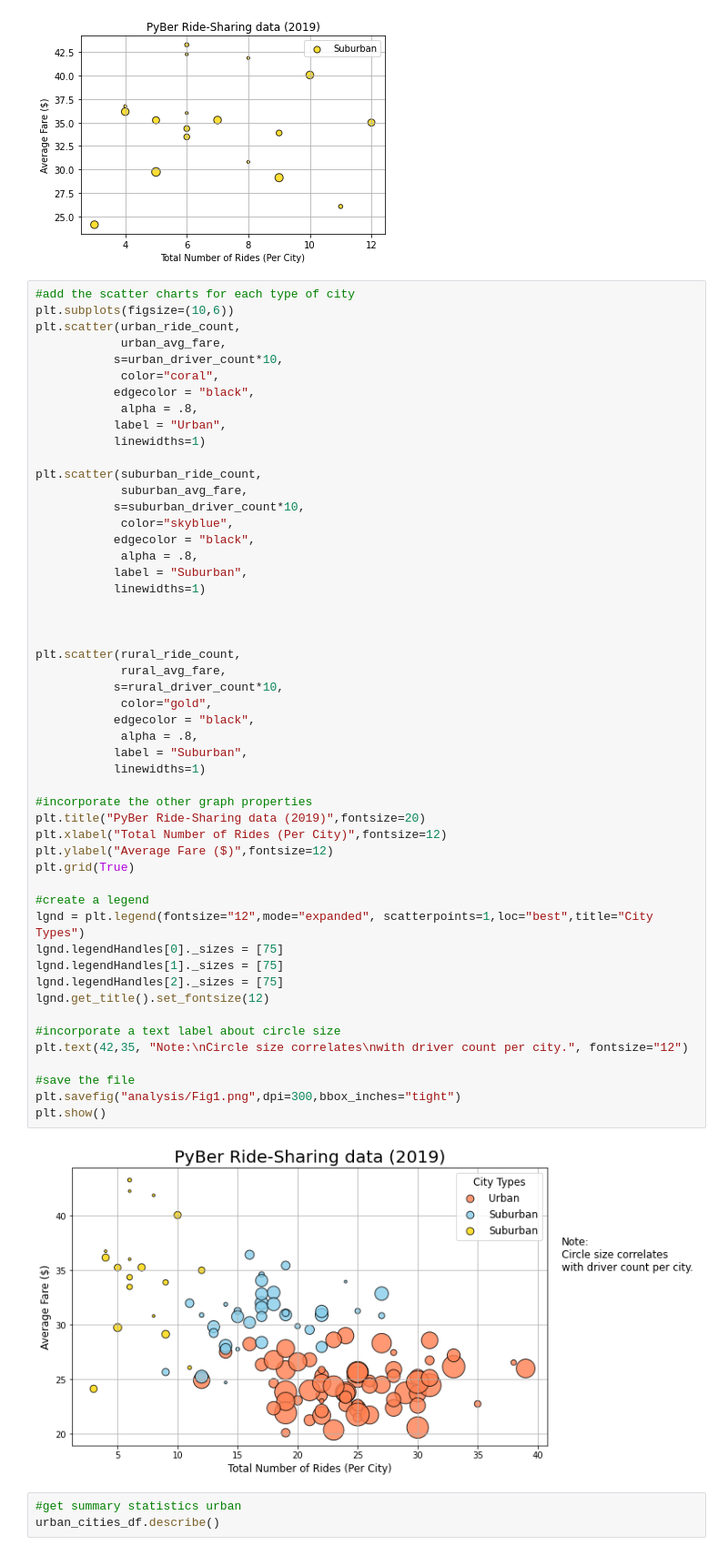
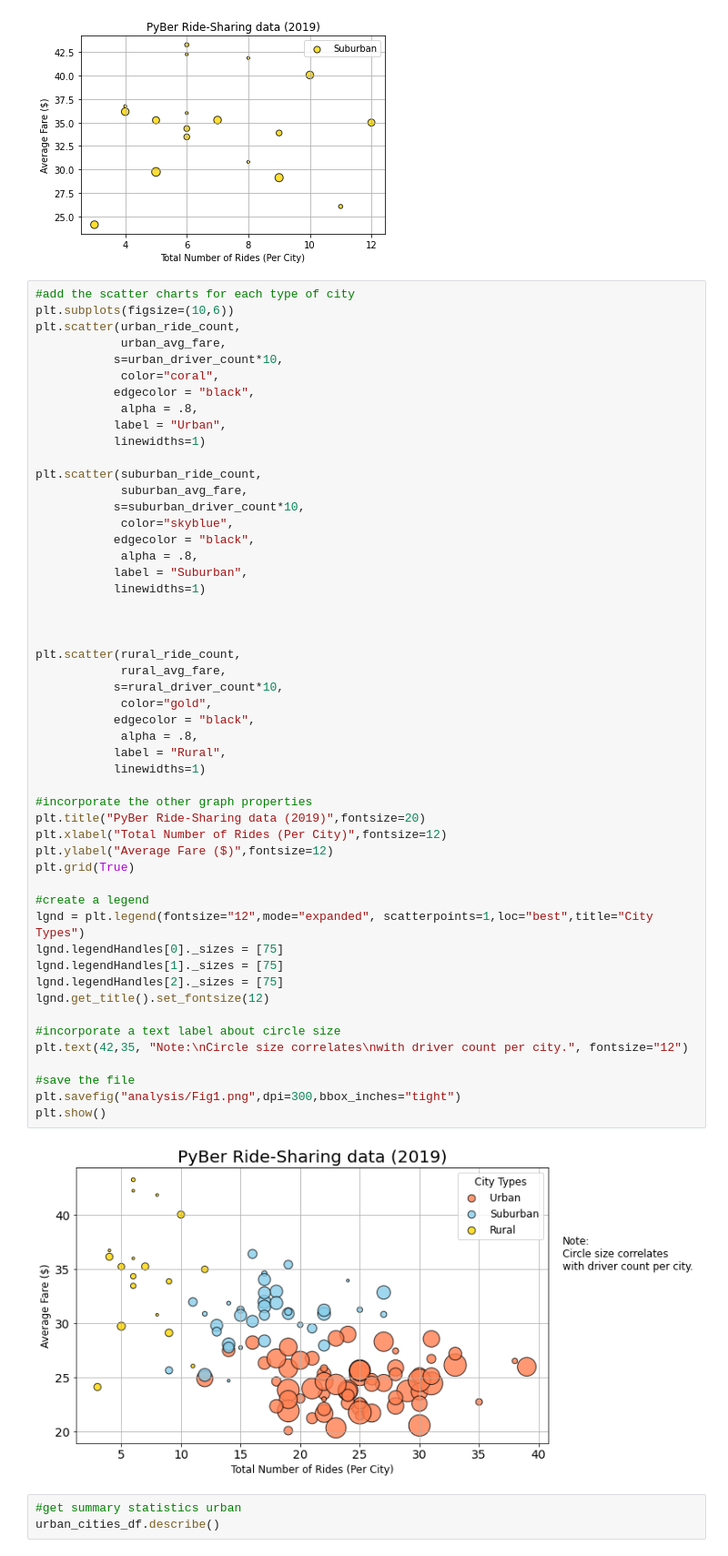
Before and after one commit to Ajsforlife/Pyber_Analysis, a Jupyter notebook: PyBer.ipynb, the cells around one changed output. Shown at 91% size. Cells and saved outputs as stored; diff of their text form.

```diff
--- a/PyBer.ipynb
+++ b/PyBer.ipynb
@@ -277,35 +277,35 @@ plt.scatter(suburban_ride_count,
 
 
 plt.scatter(rural_ride_count,
             rural_avg_fare,
            s=rural_driver_count*10,
             color="gold",
            edgecolor = "black",
             alpha = .8,
-           label = "Suburban",
+           label = "Rural",
            linewidths=1)
 
 #incorporate the other graph properties
 plt.title("PyBer Ride-Sharing data (2019)",fontsize=20)
 plt.xlabel("Total Number of Rides (Per City)",fontsize=12)
 plt.ylabel("Average Fare ($)",fontsize=12)
 plt.grid(True)
 
 #create a legend
 lgnd = plt.legend(fontsize="12",mode="expanded", scatterpoints=1,loc="best",title="City Types")
 lgnd.legendHandles[0]._sizes = [75]
 lgnd.legendHandles[1]._sizes = [75]
 lgnd.legendHandles[2]._sizes = [75]
 lgnd.get_title().set_fontsize(12)
 
 #incorporate a text label about circle size
 plt.text(42,35, "Note:\nCircle size correlates\nwith driver count per city.", fontsize="12")
 
 #save the file
 plt.savefig("analysis/Fig1.png",dpi=300,bbox_inches="tight")
 plt.show()
 # %% [output]
-[figure, old version]
+[figure, new version]
 # %%
 #get summary statistics urban
 urban_cities_df.describe()
```
Also changed, not shown: parts of 22 cells of this notebook, 3 other files.
